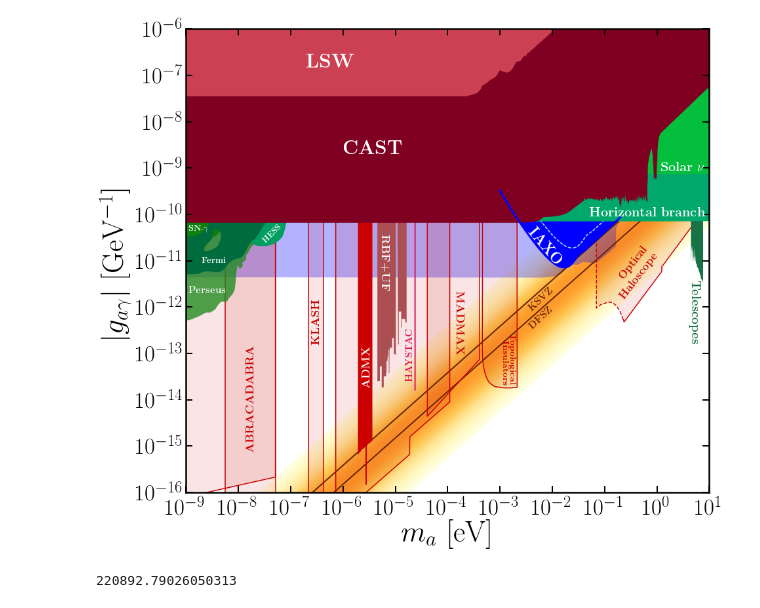
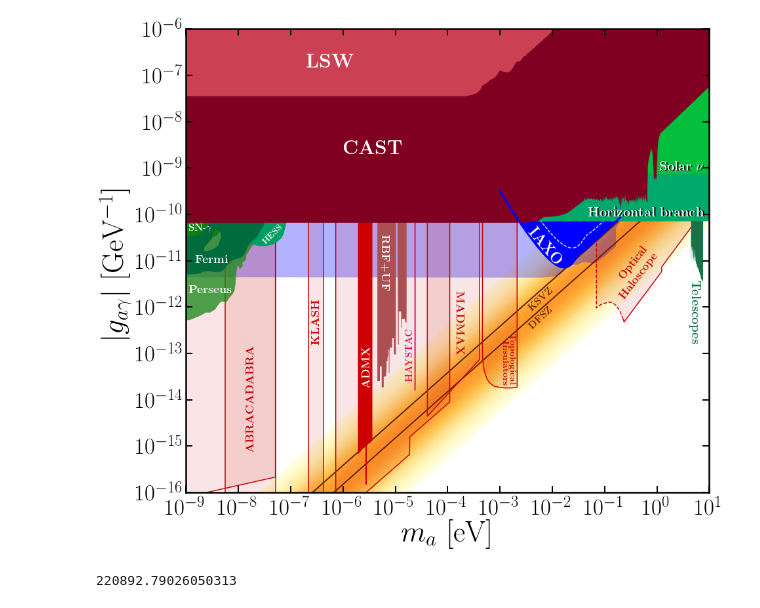
Before and after one commit to cajohare/IAXOmass, a Jupyter notebook: code/plot_FinalLimit.ipynb, the cells around one changed output. Cells and saved outputs as stored; diff of their text form; code cells hidden in the pictures.

```diff
--- a/code/plot_FinalLimit.ipynb
+++ b/code/plot_FinalLimit.ipynb
@@ -137,20 +137,20 @@ plt.text(1.8e-1,1.1e-11,r'{\bf Haloscope}',rotation=52,fontsize=17,color=ADMX_co
 Perseus_col = "ForestGreen"
 Perseus = loadtxt("../limit_data/Perseus-gammarays.txt")
 plt.fill_between(Perseus[:,0],Perseus[:,1],y2=g[-1],edgecolor=None,facecolor=Perseus_col,zorder=0.2,alpha=0.8)
-plt.text(1.1e-9,2e-12,r'{\bf Perseus}',fontsize=15,color='w')
+plt.text(1.1e-9,2e-12,r'{\bf Perseus}',fontsize=18,color='w')
 
 
 # SN-gamma rays arXiv:[1410.3747]
 SNgamma_col = [0.05, 0.5, 0.06]
 SNgamma = loadtxt("../limit_data/SN-gamma.txt")
 plt.fill_between(SNgamma[:,0],SNgamma[:,1],y2=g[-1],edgecolor=None,facecolor=SNgamma_col,zorder=0.2)
-plt.text(1.1e-9,4.5e-11,r'{\bf SN}-$\gamma$',fontsize=13,color='w')
+plt.text(1.1e-9,4.5e-11,r'{\bf SN}-$\gamma$',fontsize=15,color='w')
 
 # HESS arXiv:[1304.0700]
 HESS_col = [0.0, 0.62, 0.38]
 HESS = loadtxt("../limit_data/HESS.txt")
 plt.fill_between(HESS[:,0],HESS[:,1],y2=g[-1],edgecolor=None,facecolor=HESS_col,zorder=0.2)
-plt.text(2.8e-8,4.9e-11,r'{\bf HESS}',fontsize=12,color='w',zorder=1,rotation=45)
+plt.text(2.8e-8,4.9e-11,r'{\bf HESS}',fontsize=13,color='w',zorder=1,rotation=45)
 
 # Fermi NGC1275 arXiv:[1603.06978]
 Fermi_col = [0.0, 0.42, 0.24]
@@ -158,7 +158,7 @@ Fermi1 = loadtxt("../limit_data/Fermi1.txt")
 Fermi2 = loadtxt("../limit_data/Fermi2.txt")
 plt.fill_between(Fermi1[:,0],Fermi1[:,1],y2=g[-1],edgecolor=None,facecolor=Fermi_col,zorder=0.2)
 plt.fill(Fermi2[:,0],1.05*Fermi2[:,1],edgecolor=None,facecolor=Fermi_col)
-plt.text(2e-9,0.9e-11,r'{\bf Fermi}',fontsize=13,color='w')
+plt.text(1.5e-9,0.9e-11,r'{\bf Fermi}',fontsize=18,color='w')
 
 # Optical telescope [astro-ph/0611502]
 Telescopes_col = [0.09, 0.45, 0.27]
@@ -174,13 +174,15 @@ plt.text(4,2.5e-12,r'{\bf Telescopes}',fontsize=19,color=Telescopes_col,rotation
 HB_col = [0.0, 0.66, 0.42]
 HB = loadtxt("../limit_data/HorizontalBranch.txt")
 plt.fill_between(HB[:,0],HB[:,1],y2=g[-1],edgecolor=None,facecolor=HB_col,zorder=1)
-plt.text(0.5e-1,0.9e-10,r'{\bf Horizontal branch}',fontsize=20,color='w')
+plt.text(0.5e-1,0.9e-10,r'{\bf Horizontal branch}',fontsize=20,color='k')
+plt.text(0.48e-1,0.92e-10,r'{\bf Horizontal branch}',fontsize=20,color='w')
 
 # Solar neutrino B8 bound arXiv:[1501.01639]
 SolarNu_col = [0.01, 0.75, 0.24]
 SolarNu = loadtxt("../limit_data/SolarNu.txt")
 plt.fill_between(SolarNu[:,0],SolarNu[:,1],y2=g[-1],edgecolor=None,facecolor=SolarNu_col,zorder=1)
-plt.text(1.2e0,0.85e-9,r'{\bf Solar} $\nu$',fontsize=20,color='w')
+plt.text(1.2e0,0.85e-9,r'{\bf Solar} $\nu$',fontsize=20,color='k')
+plt.text(1.15e0,0.88e-9,r'{\bf Solar} $\nu$',fontsize=20,color='w')
 
 ######################################################################################################################
 # LABORATORY
@@ -209,34 +211,34 @@ plt.text(2e-7,1.5e-7,r'{\bf LSW}',fontsize=30,color='w')
 
 ######################################################################################################################
 # Labels
 plt.xlabel(r"$m_a$ [eV]",fontsize=45)
 plt.ylabel(r"$|g_{a\gamma}|$ [GeV$^{-1}$]",fontsize=45)
 
 # Limits
 ax.set_xlim(left=m[0], right=m[-1])
 ax.set_ylim(bottom=g[0], top=g[-1])
 
 # Style
 plt.xscale('log')
 plt.yscale('log')
 plt.rc('text', usetex=True)
 plt.rc('font', family='serif')
 plt.xticks(fontsize=35)
 plt.yticks(fontsize=35)
 xtx = power(10.0,arange(log10(m_min),log10(m_max)+1,1.0))
 ytx = power(10.0,arange(log10(g_min),log10(g_max)+1,1.0))
 ax.set_xticks(xtx)
 ax.set_yticks(ytx)
 ax.tick_params(which='major',direction='in',width=2,length=10,right=True,top=True)
 ax.tick_params(which='minor',direction='in',width=1,length=7,right=True,top=True)
 ax.tick_params(axis='x', which='major', pad=10)
 
 # Show and save
 plt.show()
 fig.savefig('../plots/AxionLimits.pdf',bbox_inches='tight')
 fig.savefig('../plots/plots_png/AxionLimits.png',bbox_inches='tight')
 # %% [output]
-[figure, old version]
+[figure, new version]
 # %%
 eps_D = 0.8
 eps_T = 0.7
```
Also changed, not shown: 5 other files.
